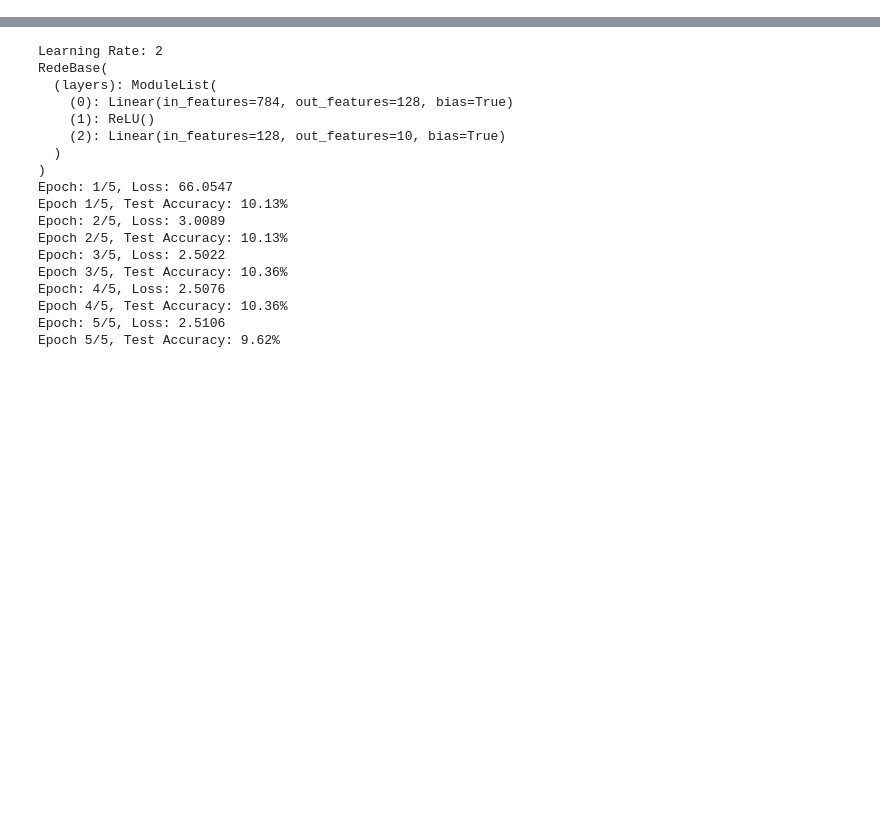
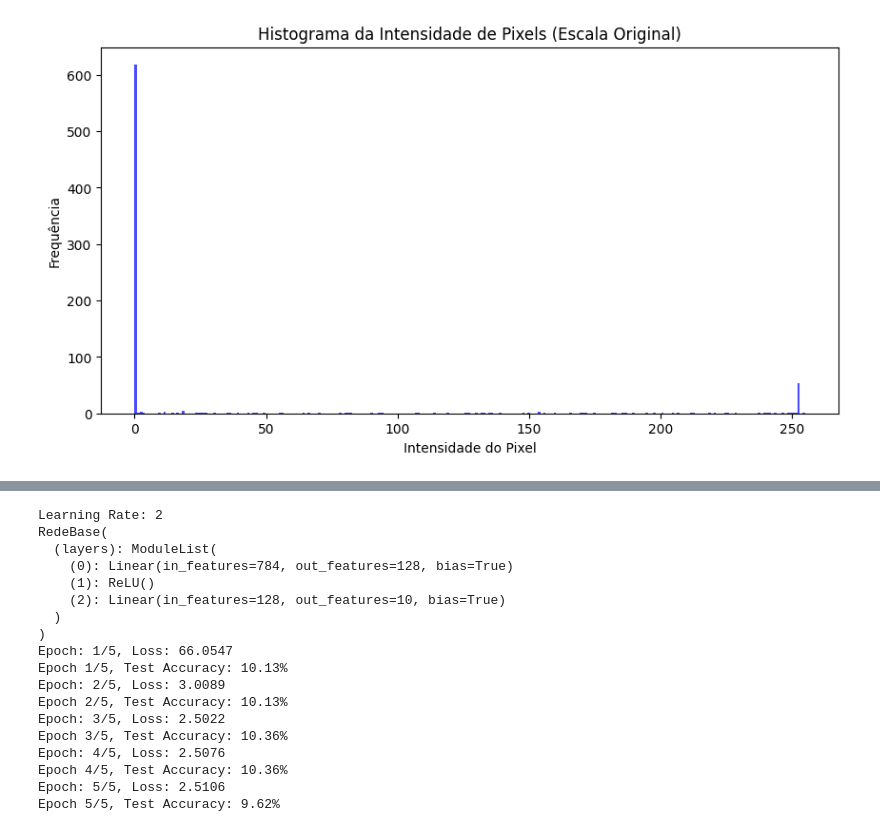
Before and after one commit to LMBarboza/RedesNeurais, a Jupyter notebook: lista2/lista2.ipynb, the cells around one changed output, grey strips where cells are left out. Saved outputs shown, nothing was run; the diff lists cells and outputs as text; code cells hidden in the pictures; blank space fills up the shorter version.

```diff
--- a/lista2/lista2.ipynb
+++ b/lista2/lista2.ipynb
@@ -0,0 +64,12 @@
+# %%
+image, label = trainset[0]
+image = image.numpy().squeeze()
+escala_original = (image * 255).astype(int)
+plt.figure(figsize=(10, 5))
+plt.hist(escala_original.ravel(), bins=256, range=(0, 255), color='blue', alpha=0.7)
+plt.title("Histograma da Intensidade de Pixels (Escala Original)")
+plt.xlabel("Intensidade do Pixel")
+plt.ylabel("Frequência")
+plt.show()
+# %% [output]
+[figure, added]
```
Also changed, not shown: parts of 8 cells of this notebook.
